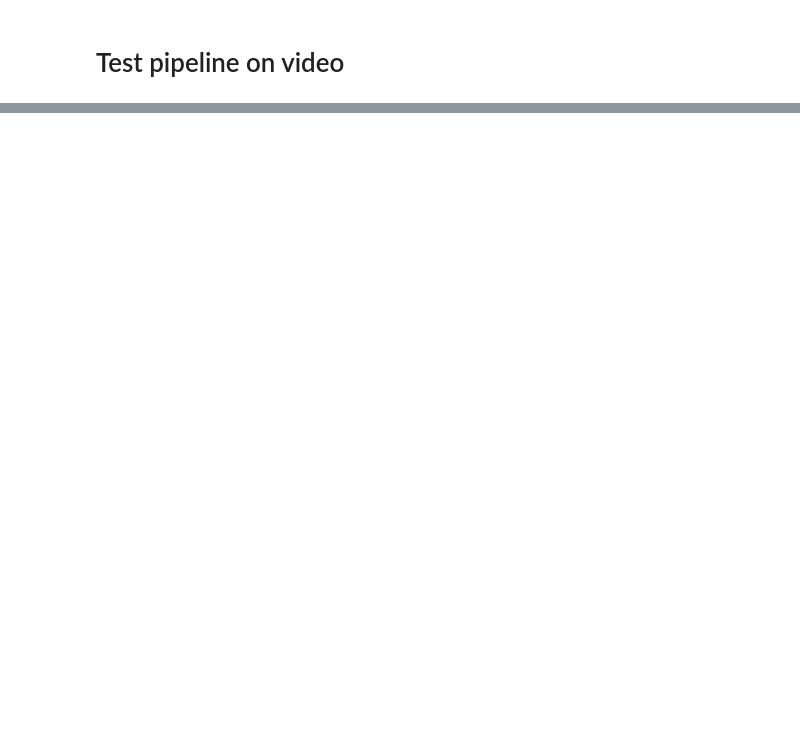
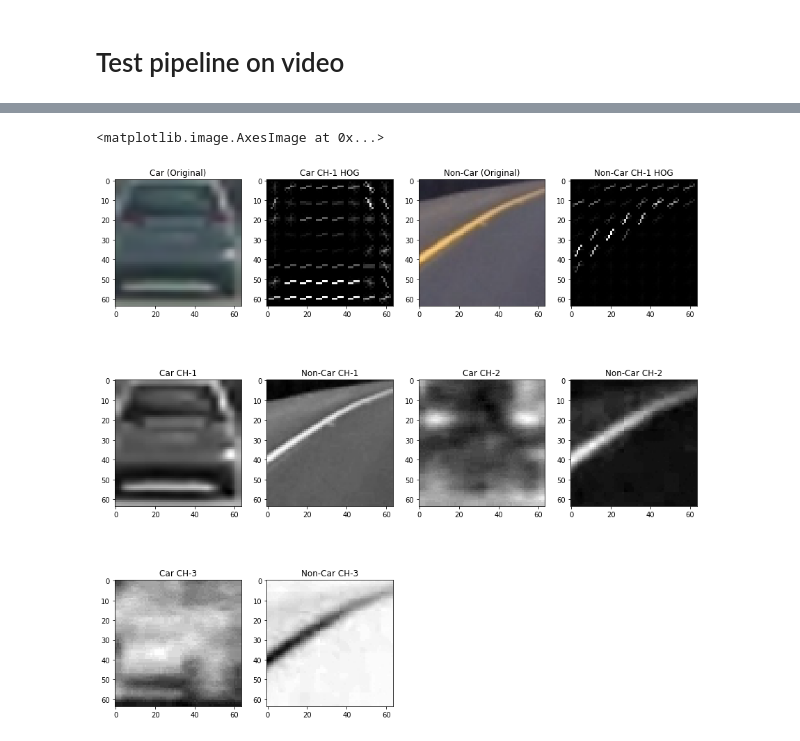
Before and after one commit to BrendanSchell/SDCND_P5, a Jupyter notebook: P5_Workbook.ipynb, the cells around one changed output, grey strips where cells are left out. Cells and saved outputs as stored; diff of their text form; code cells hidden in the pictures; blank space fills up the shorter version.

```diff
--- a/P5_Workbook.ipynb
+++ b/P5_Workbook.ipynb
@@ -33,15 +27,3 @@ for i in range(len(vehicles_files)):
     vehicles.append(plt.imread(vehicles_files[i]))
 for i in range(len(non_vehicles_files)):
     non_vehicles.append(plt.imread(non_vehicles_files[i]))
-# %%
-# block to demonstrate vehicle and non-vehicle example images
-%matplotlib inline
-fig = plt.figure(figsize=(15,15))
-plt.subplot(1,2,1)
-img = vehicles[0]
-plt.imshow(img)
-plt.title('Vehicle Example Image')
-plt.subplot(1,2,2)
-img = non_vehicles[0]
-plt.imshow(img)
-plt.title('Non-Vehicle Example Image')
@@ -574,0 +767,51 @@ Wall time: 19min 13s
+# %%
+# block to demonstrate HOG feature extraction
+fig = plt.figure(figsize=(15,15))
+plt.subplot(3,4,1)
+img = vehicles[8]
+img2 = non_vehicles[10]
+plt.imshow(img)
+plt.title('Car (Original)')
+
+feature_image = cv2.cvtColor(img, cv2.COLOR_RGB2YUV)
+_, hog_image = get_hog_features(feature_image[:,:,0], orient=9, pix_per_cell=8, cell_per_block=2,
+                        vis=True, feature_vec=False)
+plt.subplot(3,4,2)
+plt.title('Car CH-1 HOG')
+plt.imshow(hog_image,cmap='gray')
+plt.subplot(3,4,3)
+plt.title('Non-Car (Original)')
+plt.imshow(img2)
+plt.subplot(3,4,4)
+plt.title('Non-Car CH-1 HOG')
+feature_image2 = cv2.cvtColor(img2, cv2.COLOR_RGB2YUV)
+_, hog_image2 = get_hog_features(feature_image2[:,:,0], orient=9, pix_per_cell=8, cell_per_block=2,
+                        vis=True, feature_vec=False)
+plt.imshow(hog_image2,cmap='gray')
+plt.subplot(3,4,5)
+plt.title('Car CH-1')
+plt.imshow(feature_image[:,:,0],cmap='gray')
+plt.subplot(3,4,6)
+
+plt.title('Non-Car CH-1')
+plt.imshow(feature_image2[:,:,0],cmap='gray')
+
+
+plt.subplot(3,4,7)
+plt.title('Car CH-2')
+plt.imshow(feature_image[:,:,1],cmap='gray')
+
+plt.subplot(3,4,8)
+plt.title('Non-Car CH-2')
+plt.imshow(feature_image2[:,:,1],cmap='gray')
+
+plt.subplot(3,4,9)
+plt.title('Car CH-3')
+plt.imshow(feature_image[:,:,2],cmap='gray')
+
+plt.subplot(3,4,10)
+plt.title('Non-Car CH-3')
+plt.imshow(feature_image2[:,:,2],cmap='gray')
+# %% [output]
+<matplotlib.image.AxesImage at 0x...>
+[figure, added]
```
Also changed, not shown: parts of 15 cells of this notebook.
